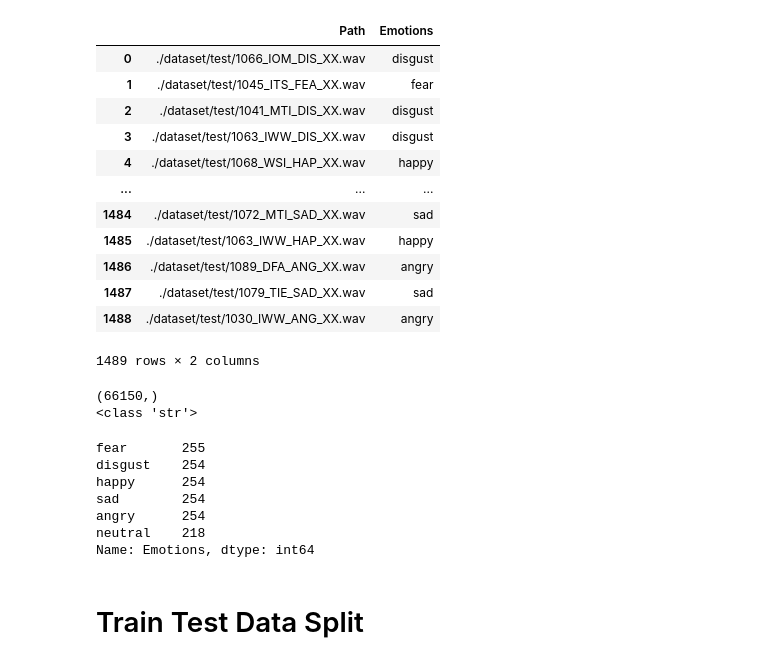
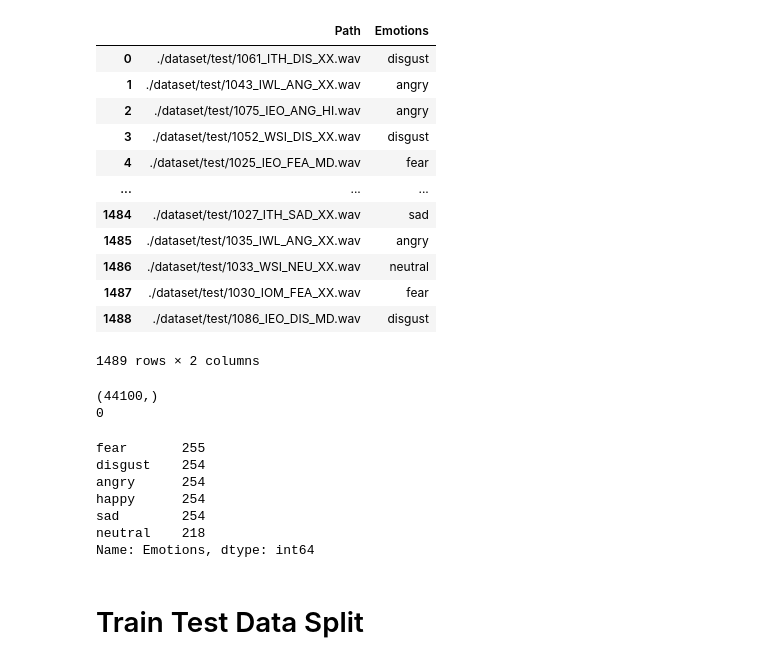
Before and after one commit to satria-ui/TugasAkhir2023, a Jupyter notebook: script/main.ipynb, the cells around one changed output. Cells and saved outputs as stored; diff of their text form; code cells hidden in the pictures.

```diff
--- a/script/main.ipynb
+++ b/script/main.ipynb
@@ -3,40 +3,42 @@ from Code.utils import CremaD
 # %%
 SAMPLE_RATE = 22050
 NUM_SAMPLE = 22050
-DURATION = 3
+DURATION = 2
+
+# label_mapping = {'angry': 0, 'fear': 1, 'disgust': 2, 'happy': 3, 'neutral': 4, 'sad': 5}
 CMD = CremaD(path="./dataset/test/", sample_rate=SAMPLE_RATE, duration=DURATION, num_samples=NUM_SAMPLE)
 dataset = CMD.getData()
 dataset
 # %% [output]
 |  | Path | Emotions |
-| 0 | ./dataset/test/1066_IOM_DIS_XX.wav | disgust |
-| 1 | ./dataset/test/1045_ITS_FEA_XX.wav | fear |
-| 2 | ./dataset/test/1041_MTI_DIS_XX.wav | disgust |
-| 3 | ./dataset/test/1063_IWW_DIS_XX.wav | disgust |
-| 4 | ./dataset/test/1068_WSI_HAP_XX.wav | happy |
+| 0 | ./dataset/test/1061_ITH_DIS_XX.wav | disgust |
+| 1 | ./dataset/test/1043_IWL_ANG_XX.wav | angry |
+| 2 | ./dataset/test/1075_IEO_ANG_HI.wav | angry |
+| 3 | ./dataset/test/1052_WSI_DIS_XX.wav | disgust |
+| 4 | ./dataset/test/1025_IEO_FEA_MD.wav | fear |
 | ... | ... | ... |
-| 1484 | ./dataset/test/1072_MTI_SAD_XX.wav | sad |
-| 1485 | ./dataset/test/1063_IWW_HAP_XX.wav | happy |
-| 1486 | ./dataset/test/1089_DFA_ANG_XX.wav | angry |
-| 1487 | ./dataset/test/1079_TIE_SAD_XX.wav | sad |
-| 1488 | ./dataset/test/1030_IWW_ANG_XX.wav | angry |
+| 1484 | ./dataset/test/1027_ITH_SAD_XX.wav | sad |
+| 1485 | ./dataset/test/1035_IWL_ANG_XX.wav | angry |
+| 1486 | ./dataset/test/1033_WSI_NEU_XX.wav | neutral |
+| 1487 | ./dataset/test/1030_IOM_FEA_XX.wav | fear |
+| 1488 | ./dataset/test/1086_IEO_DIS_MD.wav | disgust |
 1489 rows × 2 columns
 # %%
-CMD = CremaD(path="./dataset/test/1066_IOM_DIS_XX.wav", sample_rate=SAMPLE_RATE, duration=DURATION, num_samples=NUM_SAMPLE)
+CMD = CremaD(path="./dataset/test/1043_IWL_ANG_XX.wav", sample_rate=SAMPLE_RATE, duration=DURATION, num_samples=NUM_SAMPLE)
 waveform, emotion = CMD.getWaveform()
 print(waveform.shape)
 print(emotion)
 # %% [output]
-(66150,)
-<class 'str'>
+(44100,)
+0
 # %%
 dataset["Emotions"].value_counts()
 # %% [output]
 fear       255
 disgust    254
+angry      254
 happy      254
 sad        254
-angry      254
 neutral    218
 Name: Emotions, dtype: int64
 # %% [markdown]
```
Also changed, not shown: parts of 5 cells of this notebook, 4 other files.
